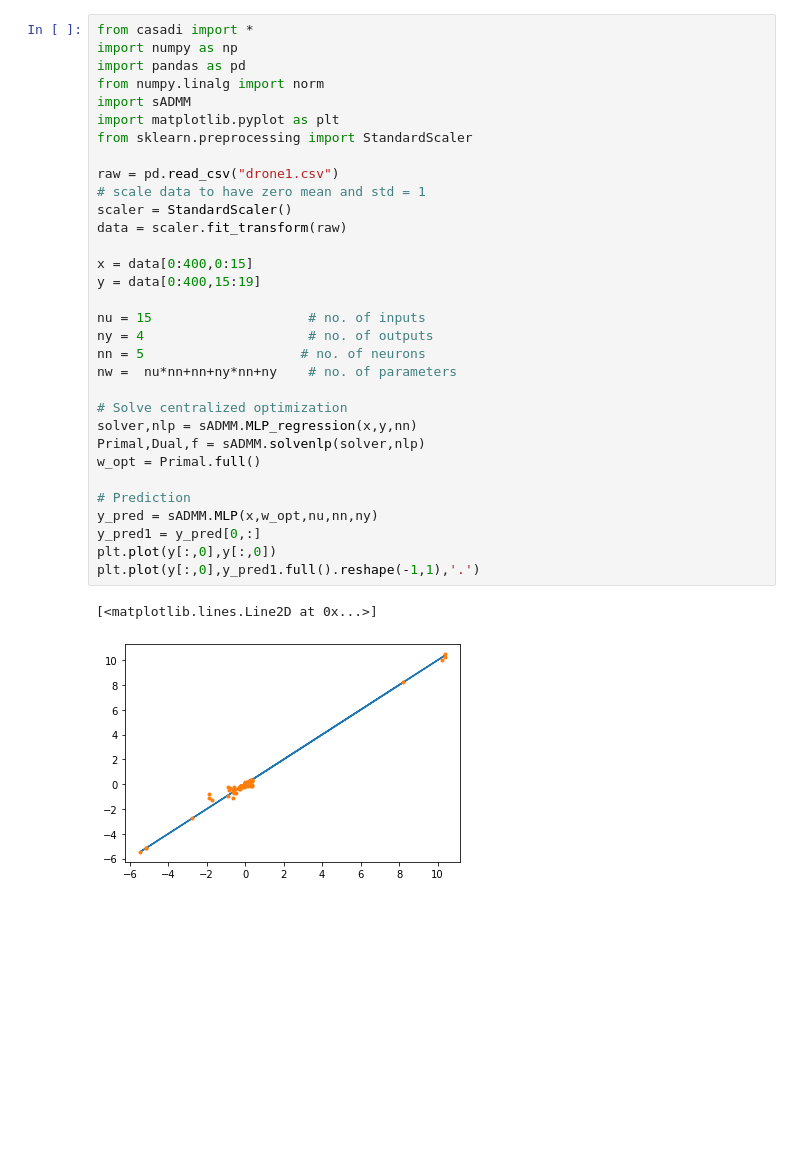
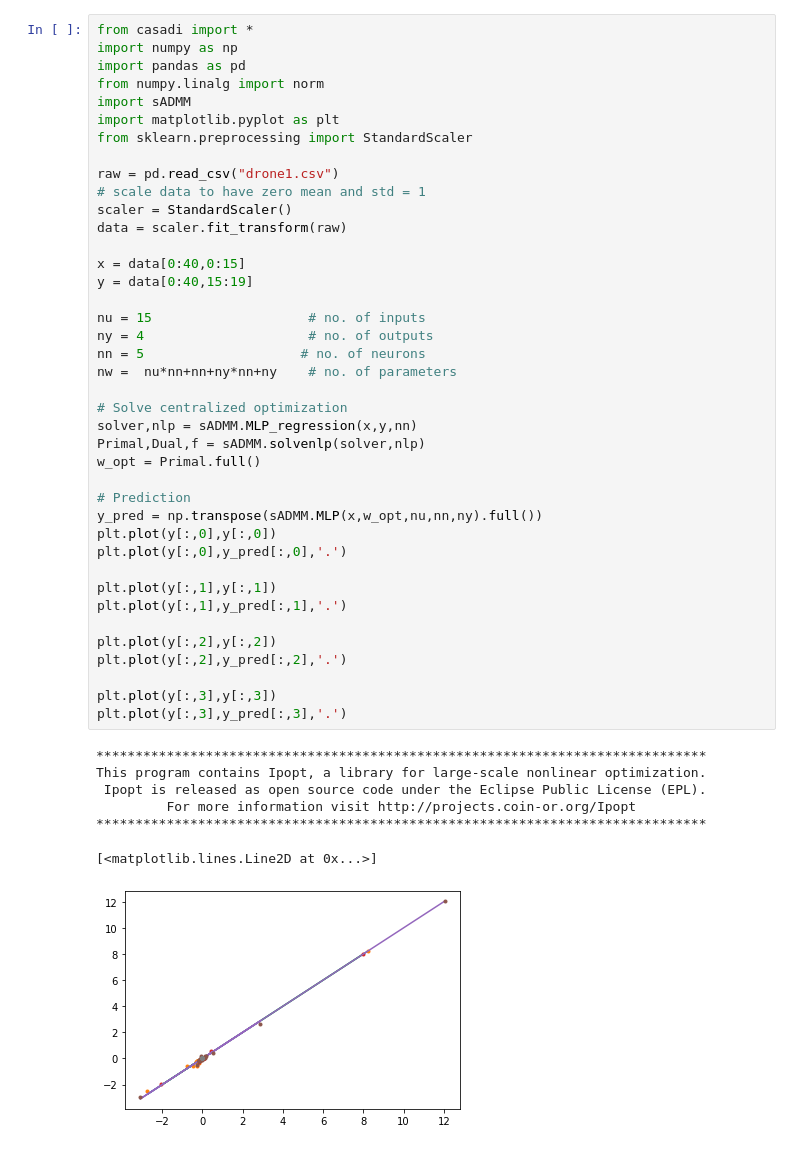
Before and after one commit to dinesh-krishnamoorthy/sADMM, a Jupyter notebook: python implementation/quadcopter policy approximation/MPC_MLP.ipynb, the cells around one changed output. Cells and saved outputs as stored; diff of their text form; blank space fills up the shorter version.

```diff
--- a/python implementation/quadcopter policy approximation/MPC_MLP.ipynb
+++ b/python implementation/quadcopter policy approximation/MPC_MLP.ipynb
@@ -1,38 +1,51 @@
 # %%
 from casadi import *
 import numpy as np
 import pandas as pd
 from numpy.linalg import norm
 import sADMM
 import matplotlib.pyplot as plt
 from sklearn.preprocessing import StandardScaler
 
 raw = pd.read_csv("drone1.csv")
 # scale data to have zero mean and std = 1
 scaler = StandardScaler()
 data = scaler.fit_transform(raw)
 
-x = data[0:400,0:15]
-y = data[0:400,15:19]
+x = data[0:40,0:15]
+y = data[0:40,15:19]
 
 nu = 15                    # no. of inputs
 ny = 4                     # no. of outputs
 nn = 5                    # no. of neurons
 nw =  nu*nn+nn+ny*nn+ny    # no. of parameters
 
 # Solve centralized optimization
 solver,nlp = sADMM.MLP_regression(x,y,nn)
 Primal,Dual,f = sADMM.solvenlp(solver,nlp)
 w_opt = Primal.full()
 
 # Prediction
-y_pred = sADMM.MLP(x,w_opt,nu,nn,ny)
-y_pred1 = y_pred[0,:]
+y_pred = np.transpose(sADMM.MLP(x,w_opt,nu,nn,ny).full())
 plt.plot(y[:,0],y[:,0])
-plt.plot(y[:,0],y_pred1.full().reshape(-1,1),'.')
+plt.plot(y[:,0],y_pred[:,0],'.')
+
+plt.plot(y[:,1],y[:,1])
+plt.plot(y[:,1],y_pred[:,1],'.')
+
+plt.plot(y[:,2],y[:,2])
+plt.plot(y[:,2],y_pred[:,2],'.')
+
+plt.plot(y[:,3],y[:,3])
+plt.plot(y[:,3],y_pred[:,3],'.')
 # %% [output]
-[<matplotlib.lines.Line2D at 0x...>]
+******************************************************************************
+This program contains Ipopt, a library for large-scale nonlinear optimization.
+ Ipopt is released as open source code under the Eclipse Public License (EPL).
+         For more information visit http://projects.coin-or.org/Ipopt
+******************************************************************************
+[<matplotlib.lines.Line2D at 0x...>]
-[figure, old version]
+[figure, new version]
 # %%
 raw = pd.read_csv("drone1.csv")
 # scale data to have zero mean and std = 1
```
Also changed, not shown: parts of 6 cells of this notebook, 27 other files.
